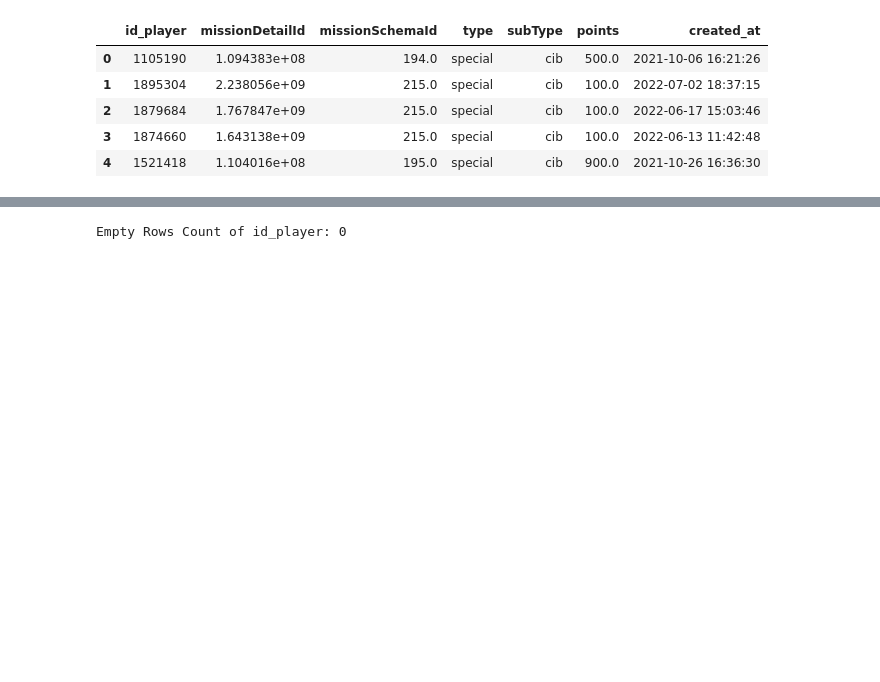
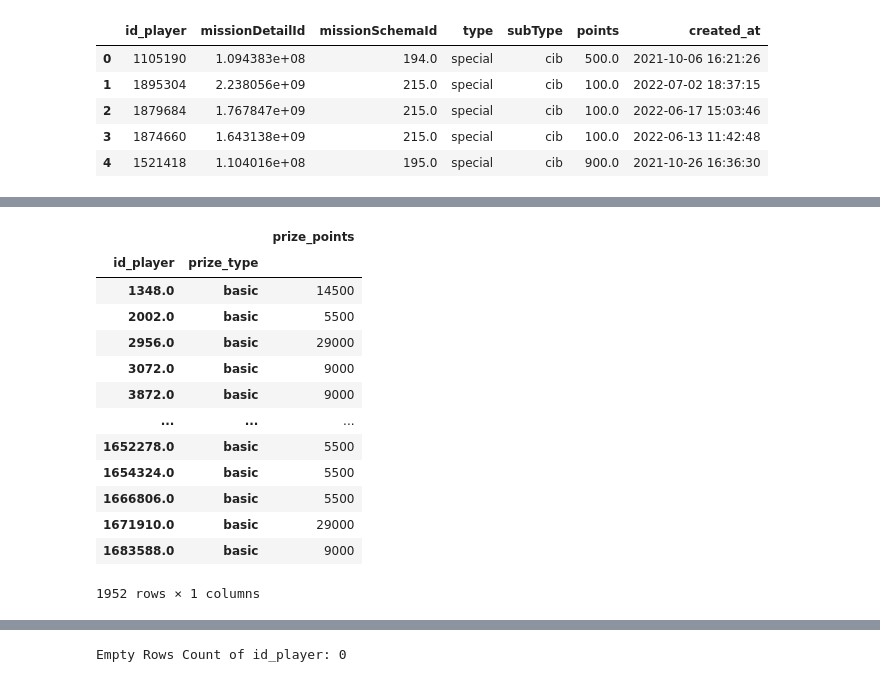
Before and after one commit to maazhussaini/Fater-Challenge, a Jupyter notebook: PythonCode/Code.ipynb, the cells around one changed output, grey strips where cells are left out. Saved outputs shown, nothing was run; the diff lists cells and outputs as text; code cells hidden in the pictures; blank space fills up the shorter version.

```diff
--- a/PythonCode/Code.ipynb
+++ b/PythonCode/Code.ipynb
@@ -102,0 +125,17 @@ adjust_data(award_info_df, "prize_name", "price_points")
+# %%
+award_info_df[(award_info_df["prize_name"].str.contains("Buono")) & (award_info_df["prize_name"].str.contains("Pampers"))].groupby(["id_player", "prize_type"]).sum()
+# %% [output]
+|  |  | prize_points |
+| id_player | prize_type |  |
+| 1348.0 | basic | 14500 |
+| 2002.0 | basic | 5500 |
+| 2956.0 | basic | 29000 |
+| 3072.0 | basic | 9000 |
+| 3872.0 | basic | 9000 |
+| ... | ... | ... |
+| 1652278.0 | basic | 5500 |
+| 1654324.0 | basic | 5500 |
+| 1666806.0 | basic | 5500 |
+| 1671910.0 | basic | 29000 |
+| 1683588.0 | basic | 9000 |
+1952 rows × 1 columns
```
Also changed, not shown: parts of 13 cells of this notebook, 2 other files.
